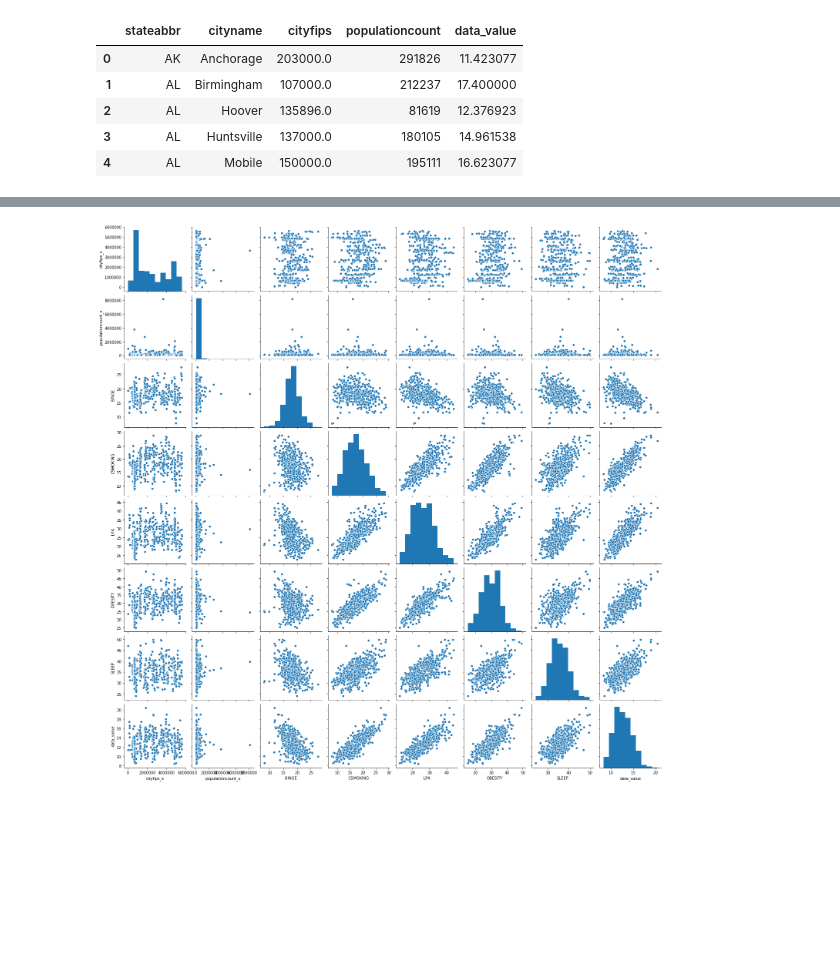
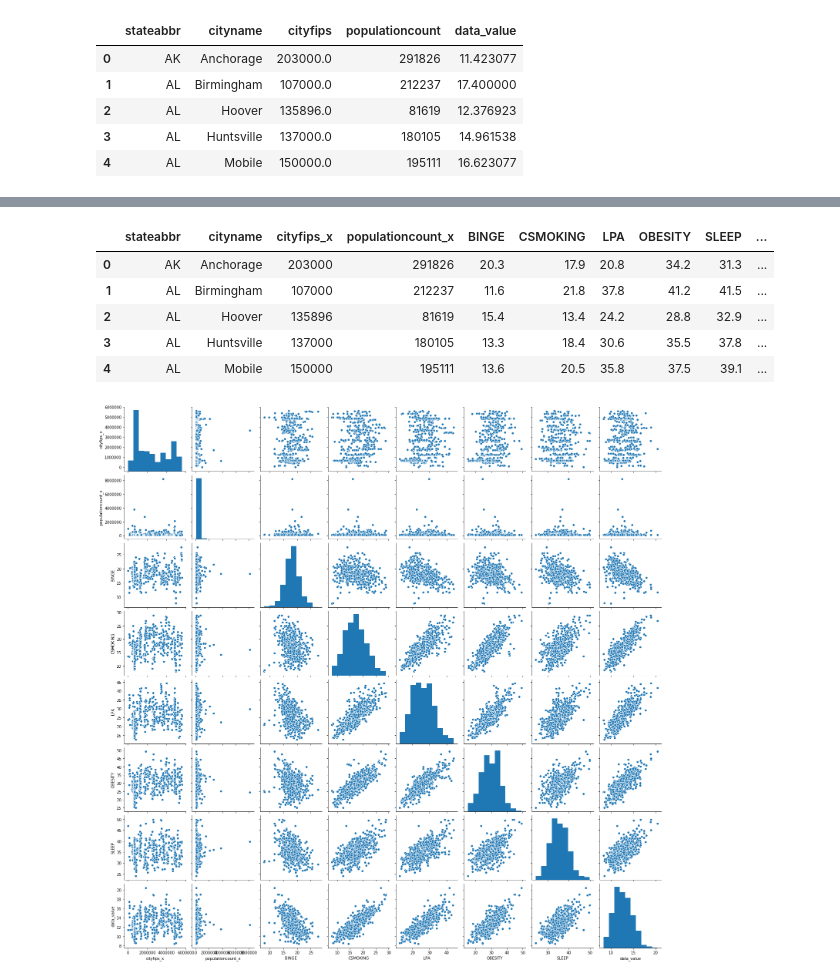
Before and after one commit to Sukanya012/predict-health-index, a Jupyter notebook: notebooks/sowmya/main_Sowmya.ipynb, the cells around one changed output, grey strips where cells are left out. Cells and saved outputs as stored; diff of their text form; code cells hidden in the pictures; blank space fills up the shorter version.

```diff
--- a/notebooks/sowmya/main_Sowmya.ipynb
+++ b/notebooks/sowmya/main_Sowmya.ipynb
@@ -305,4 +308,13 @@ dtypes: float64(7), int64(1), object(2)
 memory usage: 43.0+ KB
+# %%
+chronicdata_results.head()
+# %% [output]
+|  | stateabbr | cityname | cityfips_x | populationcount_x | BINGE | CSMOKING | LPA | OBESITY | SLEEP | ... |
+| 0 | AK | Anchorage | 203000 | 291826 | 20.3 | 17.9 | 20.8 | 34.2 | 31.3 | ... |
+| 1 | AL | Birmingham | 107000 | 212237 | 11.6 | 21.8 | 37.8 | 41.2 | 41.5 | ... |
+| 2 | AL | Hoover | 135896 | 81619 | 15.4 | 13.4 | 24.2 | 28.8 | 32.9 | ... |
+| 3 | AL | Huntsville | 137000 | 180105 | 13.3 | 18.4 | 30.6 | 35.5 | 37.8 | ... |
+| 4 | AL | Mobile | 150000 | 195111 | 13.6 | 20.5 | 35.8 | 37.5 | 39.1 | ... |
 # %%
 sns.pairplot(chronicdata_results)
 plt.show()
```
Also changed, not shown: parts of 12 cells of this notebook.
